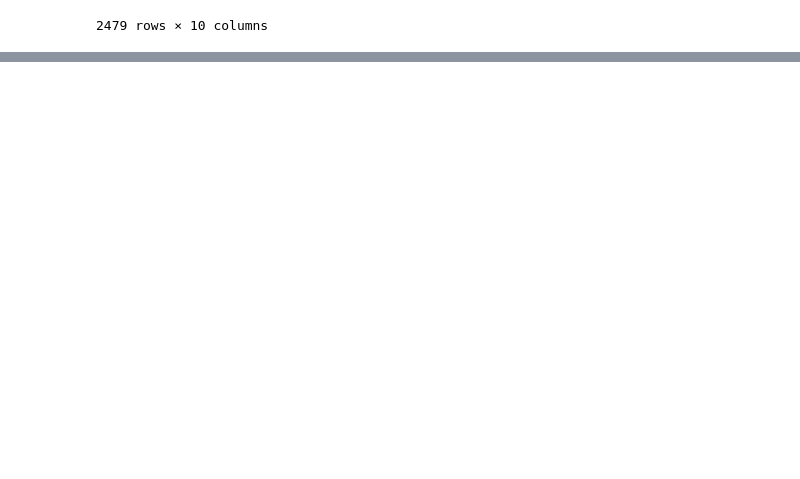
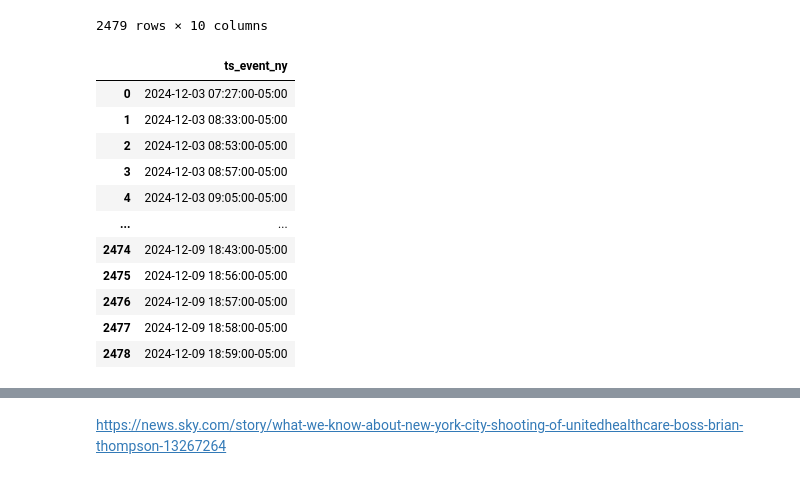
Before and after one commit to afeld/pre-existing-condition, a Jupyter notebook: analysis/shooting_unh_financials/trends.ipynb, the cells around one changed output, grey strips where cells are left out. Drawn from its saved outputs; the diff is of its cells as text; code cells hidden in the pictures; blank space fills up the shorter version.

```diff
--- a/analysis/shooting_unh_financials/trends.ipynb
+++ b/analysis/shooting_unh_financials/trends.ipynb
@@ -28,5 +28,16 @@ df
 2479 rows × 10 columns
 # %%
 df["ts_event_ny"] = df["ts_event"].dt.tz_convert(tz="US/Eastern")
-df["ts_event_ny"]
 # %% [output]
+|  | ts_event_ny |
+| 0 | 2024-12-03 07:27:00-05:00 |
+| 1 | 2024-12-03 08:33:00-05:00 |
+| 2 | 2024-12-03 08:53:00-05:00 |
+| 3 | 2024-12-03 08:57:00-05:00 |
+| 4 | 2024-12-03 09:05:00-05:00 |
+| ... | ... |
+| 2474 | 2024-12-09 18:43:00-05:00 |
+| 2475 | 2024-12-09 18:56:00-05:00 |
+| 2476 | 2024-12-09 18:57:00-05:00 |
+| 2477 | 2024-12-09 18:58:00-05:00 |
+| 2478 | 2024-12-09 18:59:00-05:00 |
@@ -44,0 +45,2 @@ Name: ts_event_ny, Length: 2479, dtype: datetime64[ns, US/Eastern]
+# %% [markdown]
+https://news.sky.com/story/what-we-know-about-new-york-city-shooting-of-unitedhealthcare-boss-brian-thompson-13267264
```
Also changed, not shown: parts of 4 cells of this notebook.
